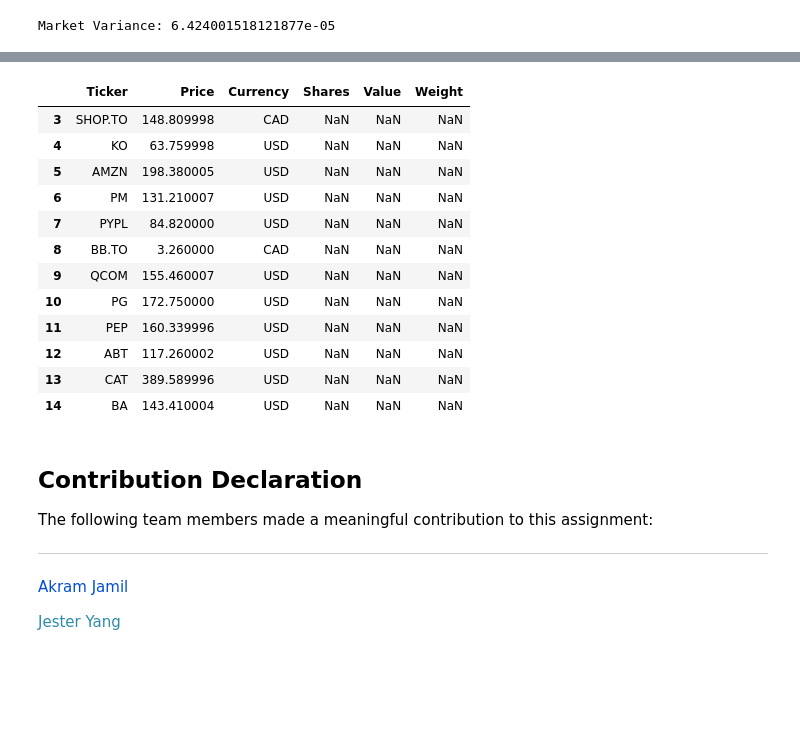
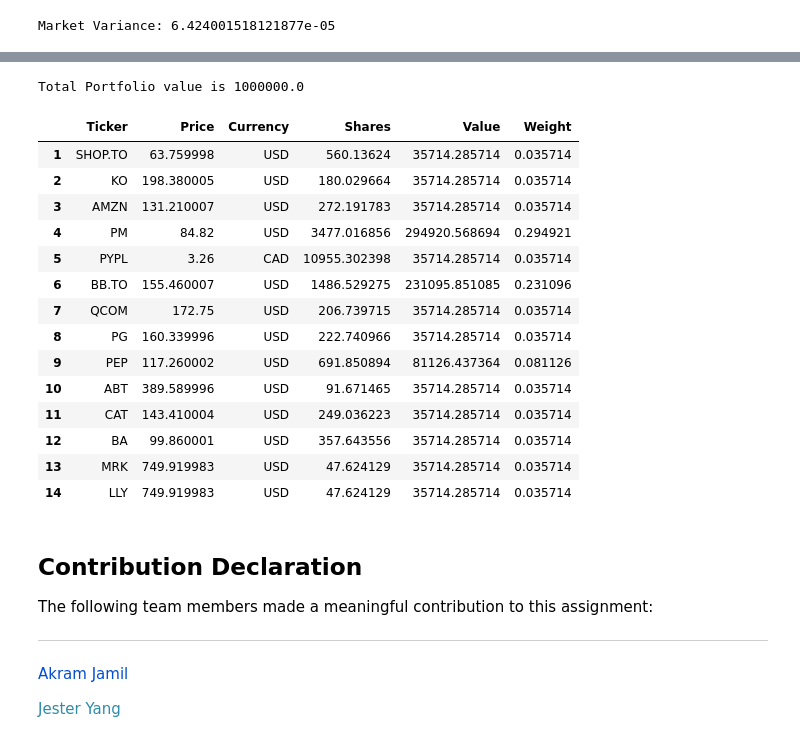
Before and after one commit to akramj13/CFM101-Project, a Jupyter notebook: Team 11 Assignment Akram.ipynb, the cells around one changed output, grey strips where cells are left out. Cells and saved outputs as stored; diff of their text form; code cells hidden in the pictures; blank space fills up the shorter version.

```diff
--- a/Team 11 Assignment Akram.ipynb
+++ b/Team 11 Assignment Akram.ipynb
@@ -544,4 +618,0 @@ print(f'''
-# %%
-date1 = '2024-09-03'
-date2 = '2024-09-04'
-yf.Ticker('AAPL').history(start=date1, end=date2)['Close']
@@ -570,0 +619,2 @@ NameError: name 'date' is not defined
+# %%
+weights = beta_optimize()
@@ -571,23 +644,60 @@ NameError: name 'date' is not defined
+# %%
+# Store date for November, 22, 2024 in a variable:
+def portfolio_builder():
+    # Store date for November, 22, 2024 in a variable:
+    date1, date2 = '2024-11-21', '2024-11-22'
+    final_portfolio = weights[2]
+    final_weights = weights[3]
+
+    portfolio = Portfolio_Final.copy()
+    portfolio.Ticker = final_portfolio
+
+    for index, ticker in enumerate(final_portfolio):
+        # Get the price of the stock on the specified date
+        stock = yf.Ticker(ticker).history(start=date1, end=date2)['Close'].iloc[0]
+        portfolio.loc[index, 'Price'] = stock
+        # Determine the number of shares to purchase based off weight
+        shares = (amount * final_weights[index]) / stock
+        portfolio.loc[index, 'Shares'] = shares
+        # Determine the value of the stock in portfolio
+        portfolio.loc[index, 'Value'] = shares * stock
+        # Determine the weight of the stock in the portfolio
+        portfolio.loc[index, 'Weight'] = final_weights[index]
+        # Determine the currency of the ticker
+        if ticker in stock_filter[2]:
+            portfolio.loc[index, 'Currency'] = 'USD'
+        else: portfolio.loc[index, 'Currency'] = 'CAD'
+    portfolio.index = range(1, len(portfolio) + 1)
+    return portfolio.head(len(final_portfolio))
+
+portfolio = portfolio_builder()
+print(f'Total Portfolio value is {np.round(portfolio["Value"].sum(), 2)}')
+# %% [output]
+Total Portfolio value is 1000000.0
 # %%
 # Code to output final dataframe to a CSV file called Stocks_Group_XX.csv
 Stocks_Final = Portfolio_Final[['Ticker', 'Shares']]
 Stocks_Final.to_csv(f'Stocks_Group_{group}.csv', index=False)
 # %%
+Portfolio_Final = portfolio
+
 Portfolio_Final
 # %% [output]
 |  | Ticker | Price | Currency | Shares | Value | Weight |
-| 3 | SHOP.TO | 148.809998 | CAD | NaN | NaN | NaN |
-| 4 | KO | 63.759998 | USD | NaN | NaN | NaN |
-| 5 | AMZN | 198.380005 | USD | NaN | NaN | NaN |
-| 6 | PM | 131.210007 | USD | NaN | NaN | NaN |
-| 7 | PYPL | 84.820000 | USD | NaN | NaN | NaN |
-| 8 | BB.TO | 3.260000 | CAD | NaN | NaN | NaN |
-| 9 | QCOM | 155.460007 | USD | NaN | NaN | NaN |
-| 10 | PG | 172.750000 | USD | NaN | NaN | NaN |
-| 11 | PEP | 160.339996 | USD | NaN | NaN | NaN |
-| 12 | ABT | 117.260002 | USD | NaN | NaN | NaN |
-| 13 | CAT | 389.589996 | USD | NaN | NaN | NaN |
-| 14 | BA | 143.410004 | USD | NaN | NaN | NaN |
+| 1 | SHOP.TO | 63.759998 | USD | 560.13624 | 35714.285714 | 0.035714 |
+| 2 | KO | 198.380005 | USD | 180.029664 | 35714.285714 | 0.035714 |
+| 3 | AMZN | 131.210007 | USD | 272.191783 | 35714.285714 | 0.035714 |
+| 4 | PM | 84.82 | USD | 3477.016856 | 294920.568694 | 0.294921 |
+| 5 | PYPL | 3.26 | CAD | 10955.302398 | 35714.285714 | 0.035714 |
+| 6 | BB.TO | 155.460007 | USD | 1486.529275 | 231095.851085 | 0.231096 |
+| 7 | QCOM | 172.75 | USD | 206.739715 | 35714.285714 | 0.035714 |
+| 8 | PG | 160.339996 | USD | 222.740966 | 35714.285714 | 0.035714 |
+| 9 | PEP | 117.260002 | USD | 691.850894 | 81126.437364 | 0.081126 |
+| 10 | ABT | 389.589996 | USD | 91.671465 | 35714.285714 | 0.035714 |
+| 11 | CAT | 143.410004 | USD | 249.036223 | 35714.285714 | 0.035714 |
+| 12 | BA | 99.860001 | USD | 357.643556 | 35714.285714 | 0.035714 |
+| 13 | MRK | 749.919983 | USD | 47.624129 | 35714.285714 | 0.035714 |
+| 14 | LLY | 749.919983 | USD | 47.624129 | 35714.285714 | 0.035714 |
 # %% [markdown]
 ## Contribution Declaration
 
```
Also changed, not shown: parts of 12 cells of this notebook, 3 other files.
